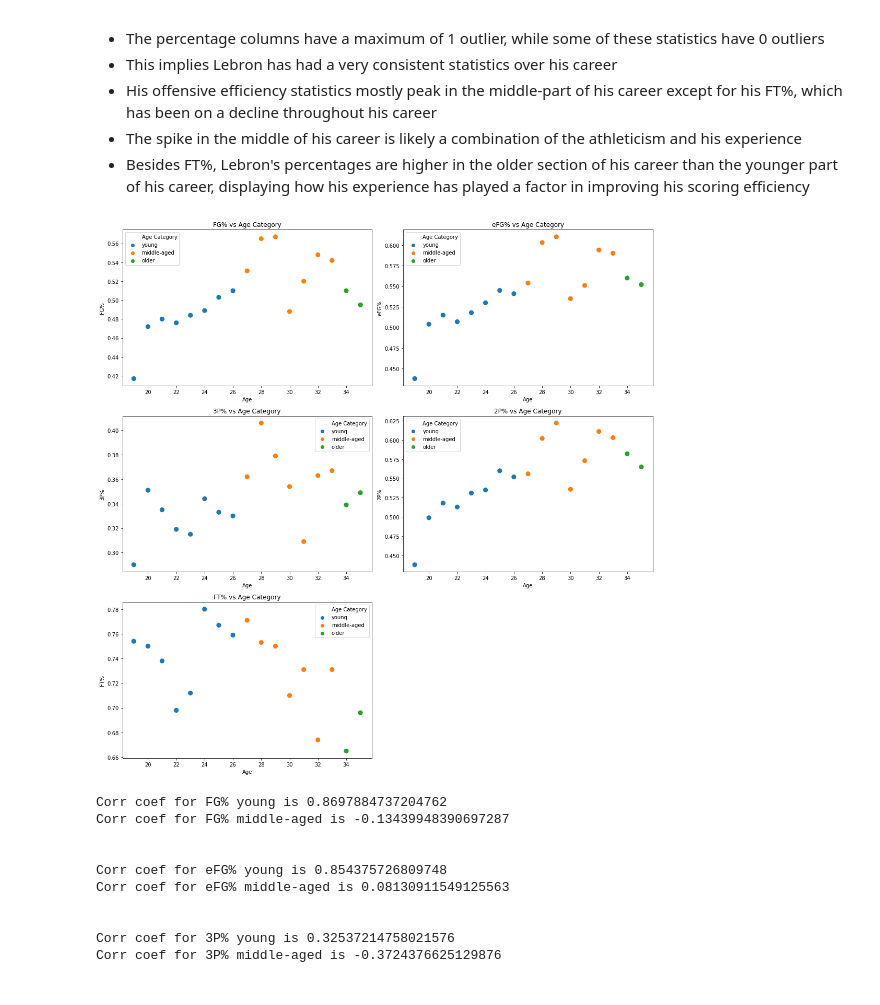
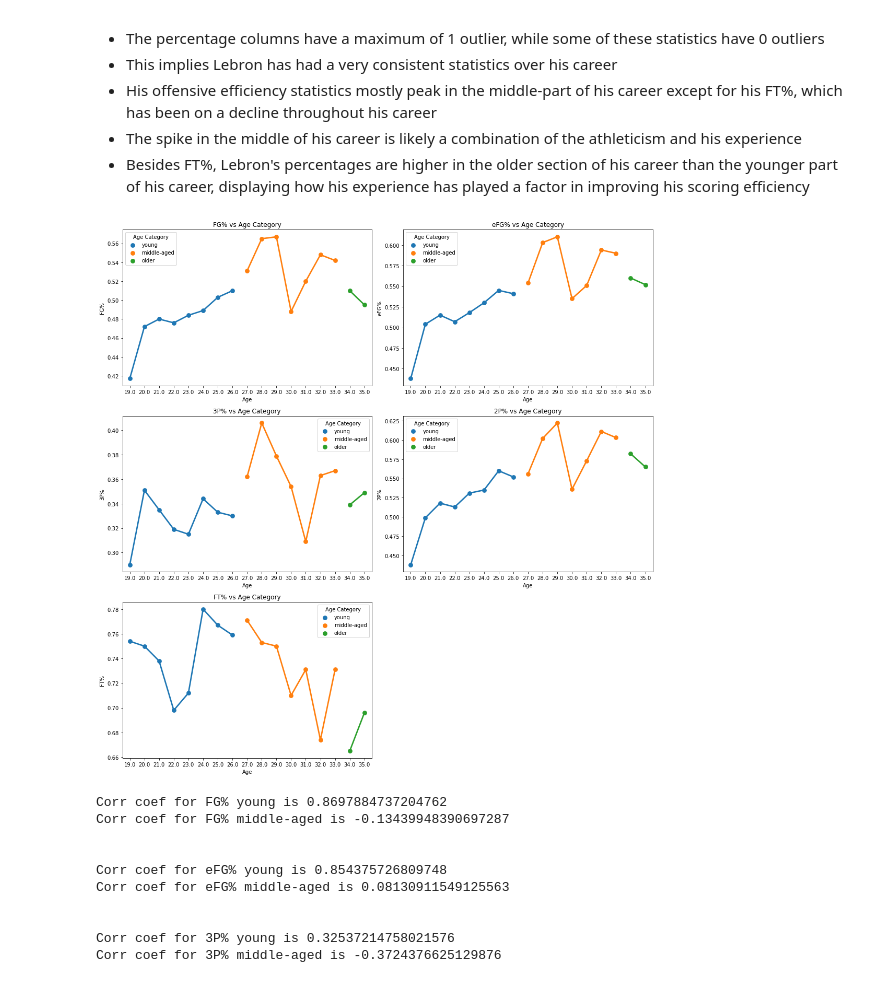
Before and after one commit to SarthakKamboj/Lebron-James-Efficiency-ML-Models, a Jupyter notebook: Data Visualization.ipynb, the cells around one changed output. Cells and saved outputs as stored; diff of their text form; code cells hidden in the pictures.

```diff
--- a/Data Visualization.ipynb
+++ b/Data Visualization.ipynb
@@ -300,25 +304,25 @@ def age_cat_to_color(cat):
 # %%
 avgs_df["Age Size"] = avgs_df["Age Category"].apply(lambda x: age_cat_to_size(x))
 avgs_df["Age Color"] = avgs_df["Age Category"].apply(lambda x: age_cat_to_color(x))
 fig = plt.figure(1,(15,15))
 i = 0
 min_age = avgs_df["Age"].min()
 max_age = avgs_df["Age"].max()
 xtick_labels = [x for x in range(int(min_age),int(max_age)+1)]
 xticks = [i+1 for i, val in enumerate(xtick_labels)]
 for col in percentage_cols:
     i += 1
     ax = plt.subplot(3,2,i)
     ax.set_xlabel(col)
     ax.set_title(f"{col} vs Age Category")
     s = 0
-    sns.scatterplot(x="Age",y=col,hue="Age Category",s=100,data=avgs_df)
+    sns.pointplot(x="Age",y=col,hue="Age Category",s=100,data=avgs_df)
     plt.tight_layout()
 plt.show()
 avgs_df.drop("Age Size", axis=1,inplace=True)
 avgs_df.drop("Age Color", axis=1,inplace=True)
 # %% [output]
-[figure, old version]
+[figure, new version]
 # %%
 for percentage_col in percentage_cols:
     for age_cat in avgs_df["Age Category"].unique():
```
Also changed, not shown: parts of 8 cells of this notebook.
